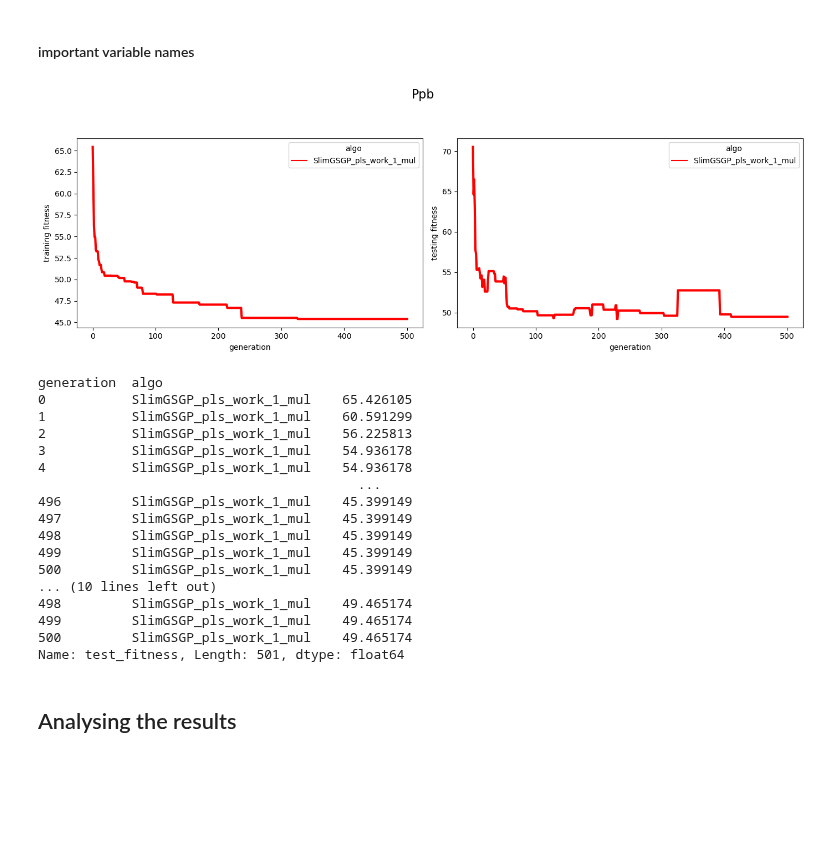
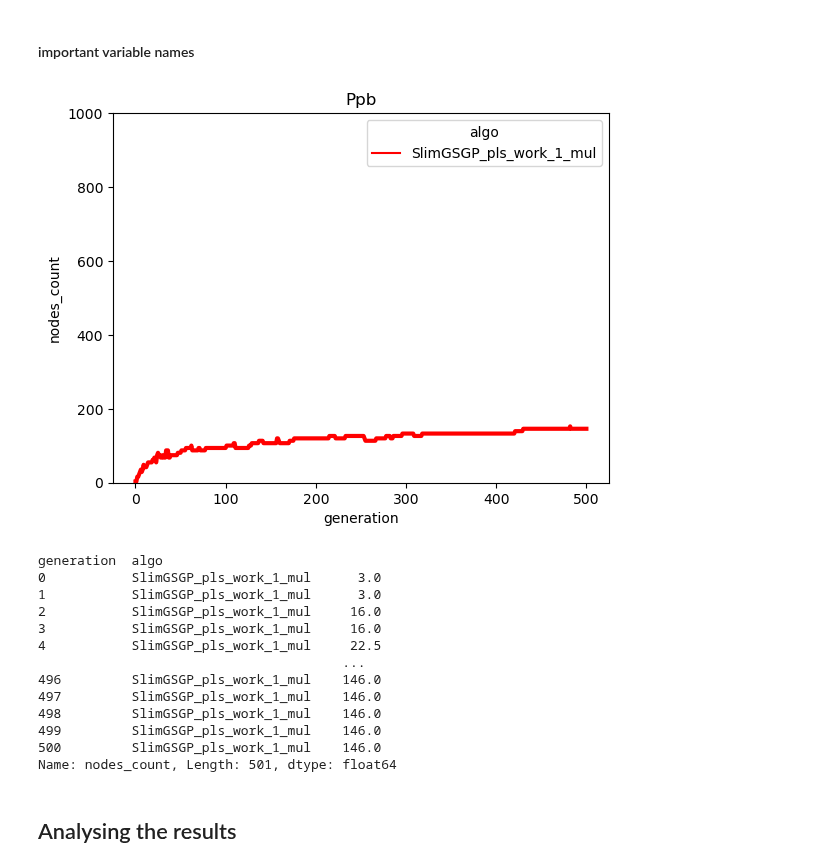
Before and after one commit to Rizzolioli/SlimShady, a Jupyter notebook: utils/results_analyser.ipynb, the cells around one changed output. Saved outputs shown, nothing was run; the diff lists cells and outputs as text; code cells hidden in the pictures; blank space fills up the shorter version.

```diff
--- a/utils/results_analyser.ipynb
+++ b/utils/results_analyser.ipynb
@@ -12,27 +12,23 @@ columns = ["algo", "experiment_id", "dataset", "seed", "generation", "training_f
 logger_name = "liah_full.csv"
 log_level = 1
 # %%
-show_results(x_var = "generation", y_var="training_fitness", experiment_id=-1, logger_name="liah_fixed_concrete.csv",
+show_results(x_var = "generation", y_var="nodes_count", experiment_id=-1, logger_name="liah_fixed_concrete.csv",
              log_level=1, dataset=None)
 # %% [output]
-[figure, old version]
+[figure, new version]
 generation  algo
-0           SlimGSGP_pls_work_1_mul    65.426105
-1           SlimGSGP_pls_work_1_mul    60.591299
-2           SlimGSGP_pls_work_1_mul    56.225813
-3           SlimGSGP_pls_work_1_mul    54.936178
-4           SlimGSGP_pls_work_1_mul    54.936178
-                                         ...
-496         SlimGSGP_pls_work_1_mul    45.399149
-497         SlimGSGP_pls_work_1_mul    45.399149
-498         SlimGSGP_pls_work_1_mul    45.399149
-499         SlimGSGP_pls_work_1_mul    45.399149
-500         SlimGSGP_pls_work_1_mul    45.399149
-... (10 lines left out)
-498         SlimGSGP_pls_work_1_mul    49.465174
-499         SlimGSGP_pls_work_1_mul    49.465174
-500         SlimGSGP_pls_work_1_mul    49.465174
-Name: test_fitness, Length: 501, dtype: float64
+0           SlimGSGP_pls_work_1_mul      3.0
+1           SlimGSGP_pls_work_1_mul      3.0
+2           SlimGSGP_pls_work_1_mul     16.0
+3           SlimGSGP_pls_work_1_mul     16.0
+4           SlimGSGP_pls_work_1_mul     22.5
+                                       ...
+496         SlimGSGP_pls_work_1_mul    146.0
+497         SlimGSGP_pls_work_1_mul    146.0
+498         SlimGSGP_pls_work_1_mul    146.0
+499         SlimGSGP_pls_work_1_mul    146.0
+500         SlimGSGP_pls_work_1_mul    146.0
+Name: nodes_count, Length: 501, dtype: float64
 # %% [markdown]
 ## Analysing the results
 # %%
```
Also changed, not shown: parts of 2 cells of this notebook, 13 other files.
